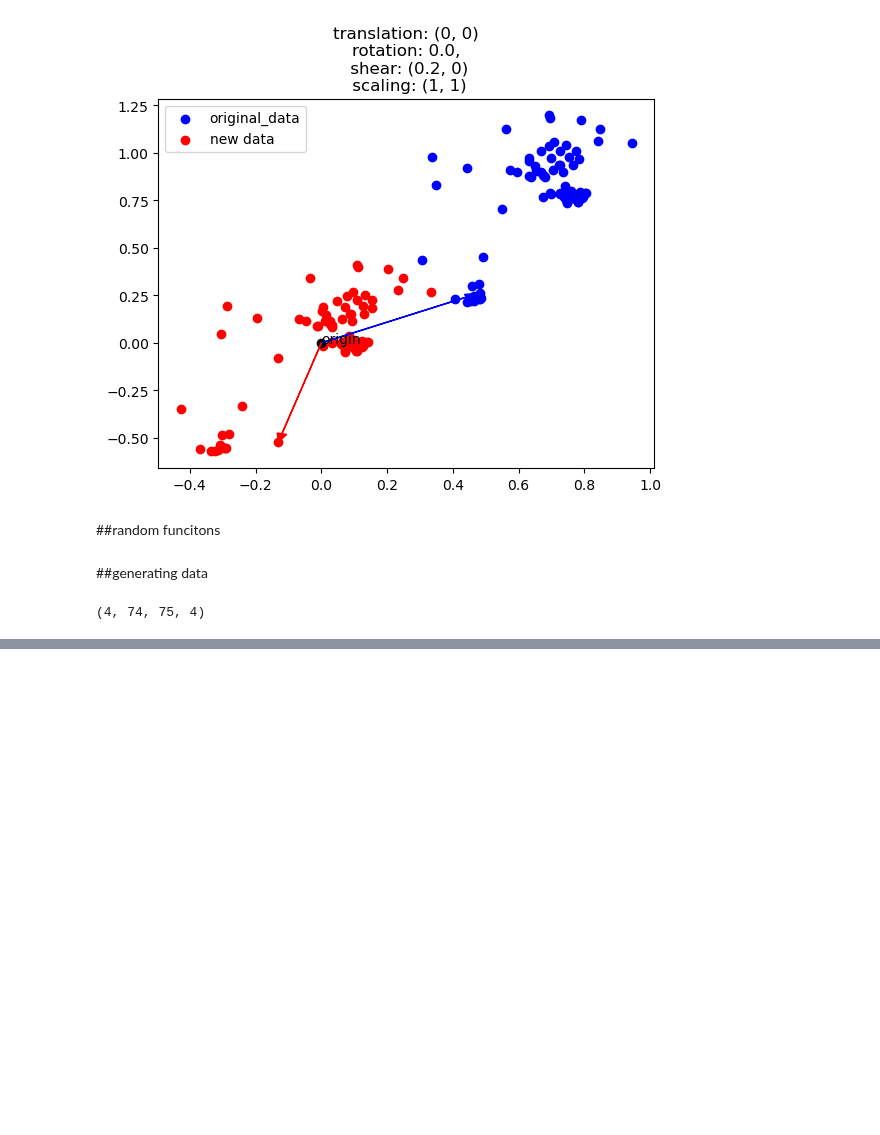
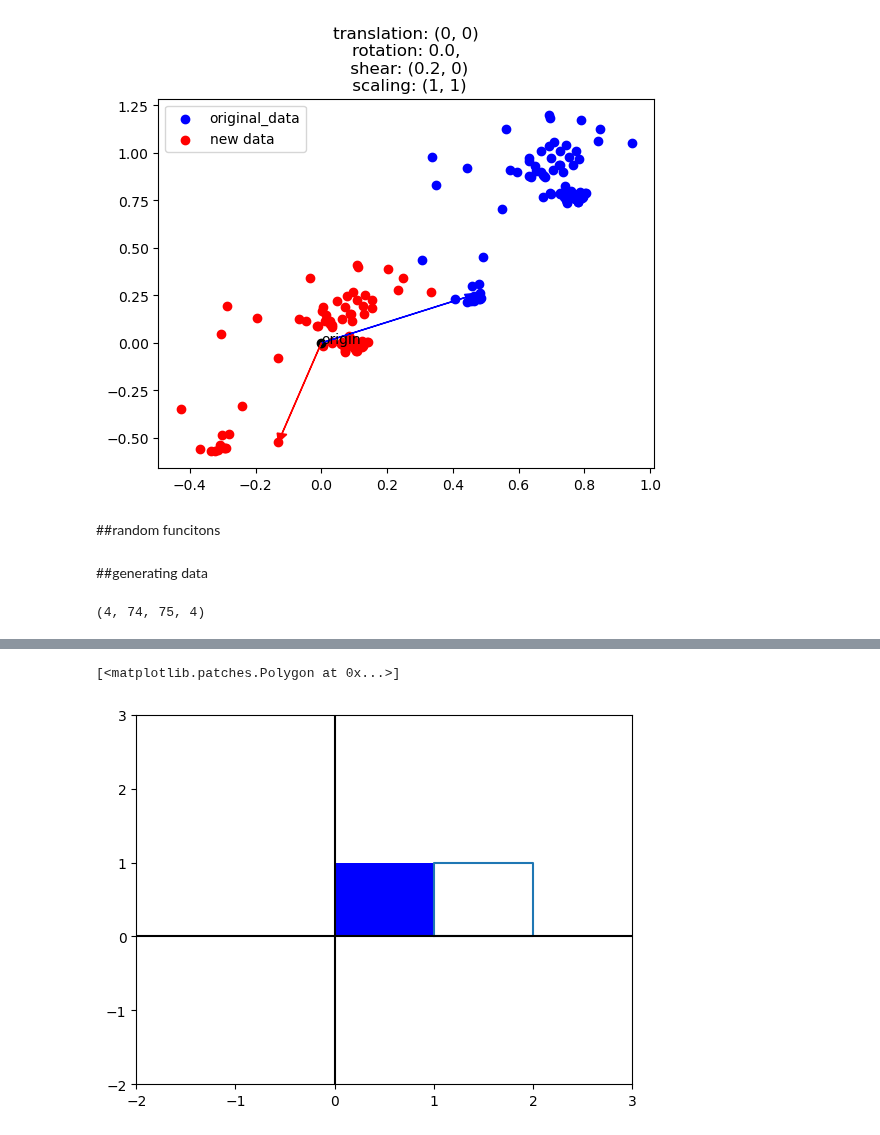
Before and after one commit to alys28/ASL-words-translator, a Jupyter notebook: data_augmentation/media_pipe_data_aug.ipynb, the cells around one changed output, grey strips where cells are left out. Drawn from its saved outputs; the diff is of its cells as text; code cells hidden in the pictures; blank space fills up the shorter version.

```diff
--- a/data_augmentation/media_pipe_data_aug.ipynb
+++ b/data_augmentation/media_pipe_data_aug.ipynb
@@ -336,0 +364,10 @@ new_data.shape
+# %%
+plt.plot(new_square[:, 0], new_square[:, 1])
+plt.xlim([-2, 3])
+plt.ylim([-2, 3])
+plt.axhline(y=0, color="black")
+plt.axvline(x=0, color="black")
+plt.fill(x, y, facecolor='blue')
+# %% [output]
+[<matplotlib.patches.Polygon at 0x...>]
+[figure, added]
```
Also changed, not shown: parts of 7 cells of this notebook.
